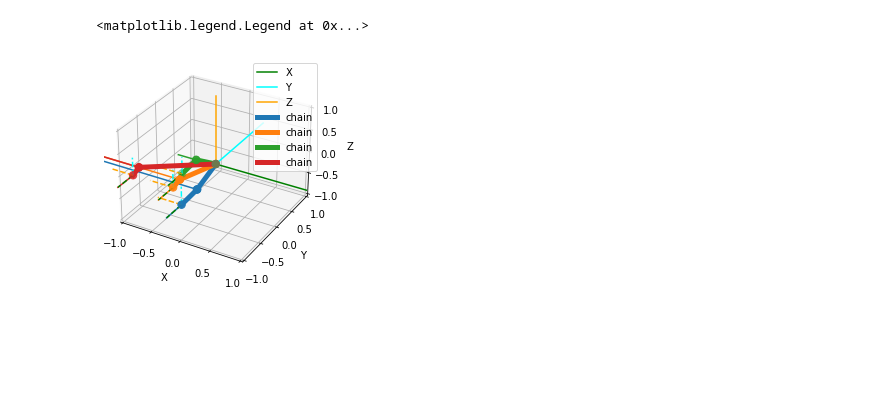
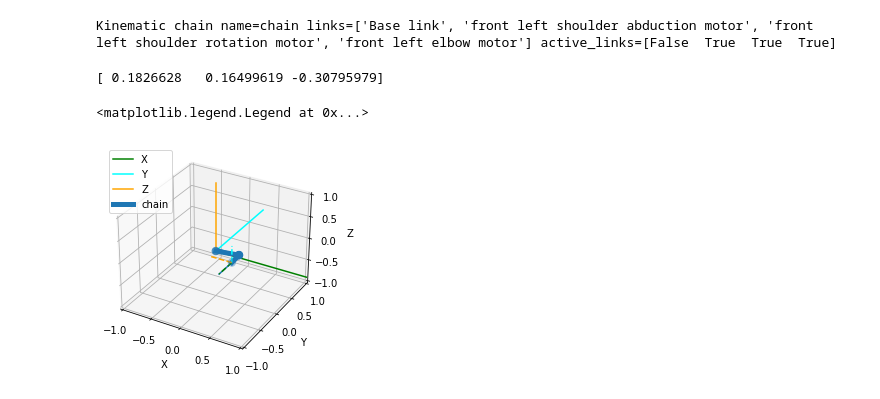
Before and after one commit to Mechasparrow/Spot-Undergrad-Research-Simulator, a Jupyter notebook: Learning/IK/Code/ikpy_try_with_spot/spot_inverse.ipynb, the cells around one changed output. Saved outputs shown, nothing was run; the diff lists cells and outputs as text; code cells hidden in the pictures; blank space fills up the shorter version.

```diff
--- a/Learning/IK/Code/ikpy_try_with_spot/spot_inverse.ipynb
+++ b/Learning/IK/Code/ikpy_try_with_spot/spot_inverse.ipynb
@@ -10,12 +5,18 @@ rear_left_chain = ikpy.chain.Chain.from_urdf_file("../../../../SpotSim/URDF/spot
+# %%
+front_right_chain = ikpy.chain.Chain.from_urdf_file("../../../../SpotSim/URDF/spot-front-left.urdf")
+front_right_chain.active_links_mask[0] = False
+print(front_right_chain)
+# %% [output]
+Kinematic chain name=chain links=['Base link', 'front left shoulder abduction motor', 'front left shoulder rotation motor', 'front left elbow motor'] active_links=[False  True  True  True]
 # %%
 from mpl_toolkits.mplot3d import Axes3D
 from ikpy.utils import plot
 fig, ax = plot.init_3d_figure()
-front_right_chain.plot([0] * (len(front_right_chain)), ax)
-front_left_chain.plot([0] * (len(front_left_chain)), ax)
-rear_right_chain.plot([0] * (len(rear_right_chain)), ax)
-rear_left_chain.plot([0] * (len(rear_left_chain)), ax)
+
+print(front_right_chain.forward_kinematics([0,0,0,0])[:3,3])
+front_right_chain.plot([0,0,0,0], ax)
 ax.legend()
 # %% [output]
-<matplotlib.legend.Legend at 0x...>
+[ 0.1826628   0.16499619 -0.30795979]
+<matplotlib.legend.Legend at 0x...>
-[figure, old version]
+[figure, new version]
```
Also changed, not shown: parts of 2 cells of this notebook, 8 other files.
